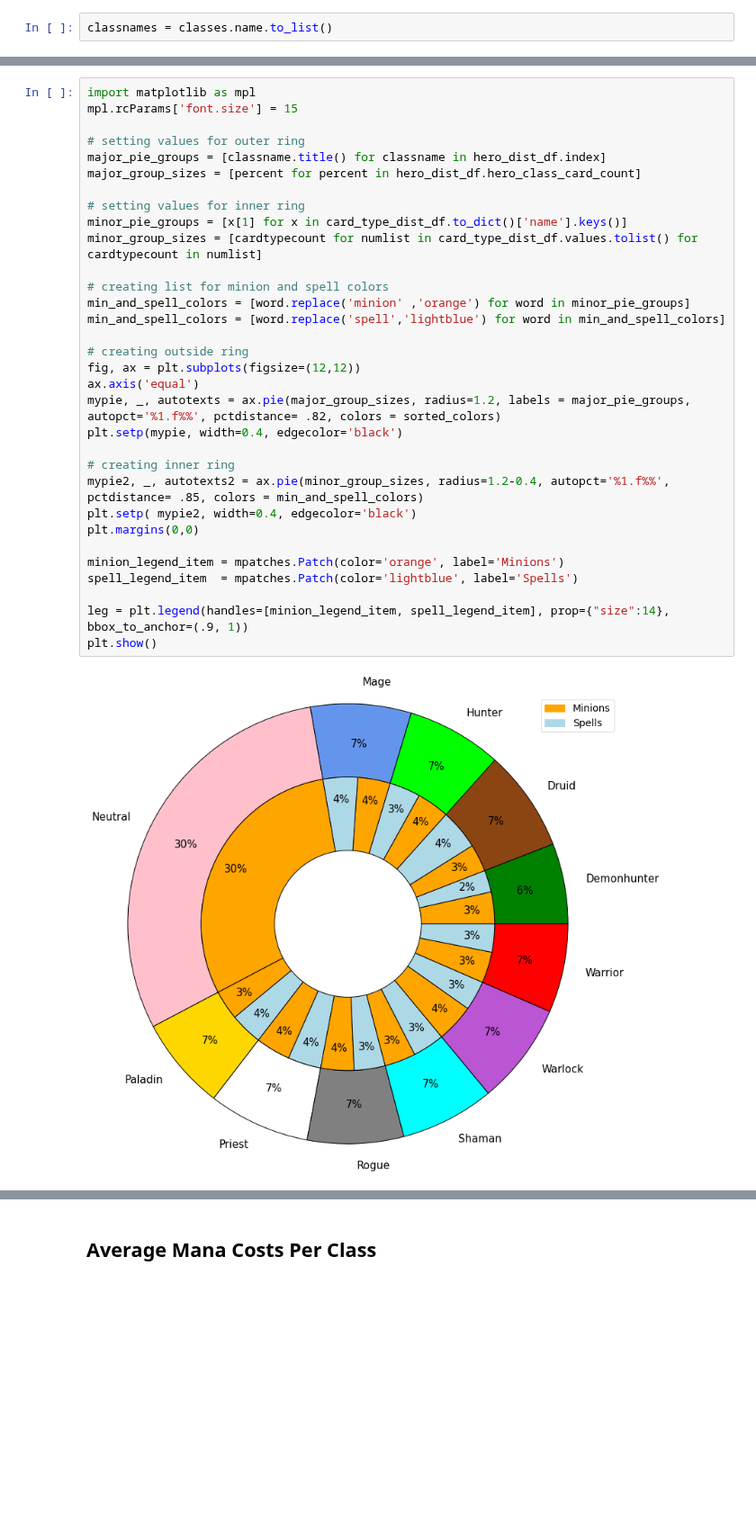
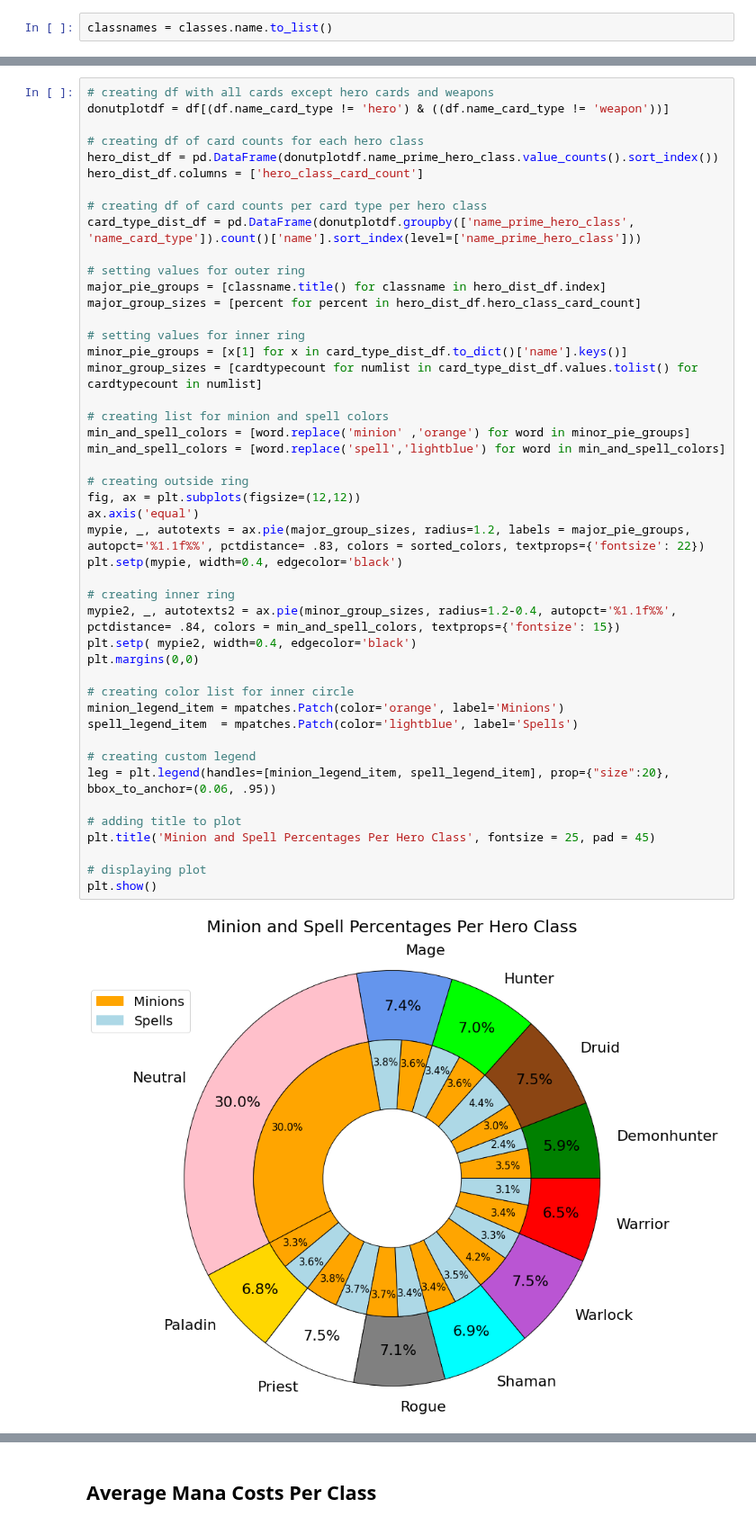
Before and after one commit to SamuelD-Data/hearthstone_project, a Jupyter notebook: hearthstone_project_notebook.ipynb, the cells around one changed output, grey strips where cells are left out. Shown at 90% size. Saved outputs shown, nothing was run; the diff lists cells and outputs as text; blank space fills up the shorter version.

Commit message:
added title and made small adjustments to donut plot, added takeaways for donut plot

```diff
--- a/hearthstone_project_notebook.ipynb
+++ b/hearthstone_project_notebook.ipynb
@@ -584,34 +575,48 @@ card_type_dist_df = pd.DataFrame(donutplotdf.groupby(['name_prime_hero_class', '
 # %%
-import matplotlib as mpl
-mpl.rcParams['font.size'] = 15
+# creating df with all cards except hero cards and weapons
+donutplotdf = df[(df.name_card_type != 'hero') & ((df.name_card_type != 'weapon'))]
+
+# creating df of card counts for each hero class
+hero_dist_df = pd.DataFrame(donutplotdf.name_prime_hero_class.value_counts().sort_index())
+hero_dist_df.columns = ['hero_class_card_count']
+
+# creating df of card counts per card type per hero class
+card_type_dist_df = pd.DataFrame(donutplotdf.groupby(['name_prime_hero_class', 'name_card_type']).count()['name'].sort_index(level=['name_prime_hero_class']))
 
 # setting values for outer ring
 major_pie_groups = [classname.title() for classname in hero_dist_df.index]
 major_group_sizes = [percent for percent in hero_dist_df.hero_class_card_count]
 
 # setting values for inner ring
 minor_pie_groups = [x[1] for x in card_type_dist_df.to_dict()['name'].keys()]
 minor_group_sizes = [cardtypecount for numlist in card_type_dist_df.values.tolist() for cardtypecount in numlist]
 
 # creating list for minion and spell colors
 min_and_spell_colors = [word.replace('minion' ,'orange') for word in minor_pie_groups]
 min_and_spell_colors = [word.replace('spell','lightblue') for word in min_and_spell_colors]
 
 # creating outside ring
 fig, ax = plt.subplots(figsize=(12,12))
 ax.axis('equal')
-mypie, _, autotexts = ax.pie(major_group_sizes, radius=1.2, labels = major_pie_groups, autopct='%1.f%%', pctdistance= .82, colors = sorted_colors)
+mypie, _, autotexts = ax.pie(major_group_sizes, radius=1.2, labels = major_pie_groups, autopct='%1.1f%%', pctdistance= .83, colors = sorted_colors, textprops={'fontsize': 22})
 plt.setp(mypie, width=0.4, edgecolor='black')
 
 # creating inner ring
-mypie2, _, autotexts2 = ax.pie(minor_group_sizes, radius=1.2-0.4, autopct='%1.f%%', pctdistance= .85, colors = min_and_spell_colors)
+mypie2, _, autotexts2 = ax.pie(minor_group_sizes, radius=1.2-0.4, autopct='%1.1f%%', pctdistance= .84, colors = min_and_spell_colors, textprops={'fontsize': 15})
 plt.setp( mypie2, width=0.4, edgecolor='black')
 plt.margins(0,0)
 
+# creating color list for inner circle
 minion_legend_item = mpatches.Patch(color='orange', label='Minions')
 spell_legend_item  = mpatches.Patch(color='lightblue', label='Spells')
 
-leg = plt.legend(handles=[minion_legend_item, spell_legend_item], prop={"size":14}, bbox_to_anchor=(.9, 1))
+# creating custom legend
+leg = plt.legend(handles=[minion_legend_item, spell_legend_item], prop={"size":20}, bbox_to_anchor=(0.06, .95))
+
+# adding title to plot
+plt.title('Minion and Spell Percentages Per Hero Class', fontsize = 25, pad = 45)
+
+# displaying plot
 plt.show()
 # %% [output]
-[figure, old version]
+[figure, new version]
```
Also changed, not shown: parts of 6 cells of this notebook.
